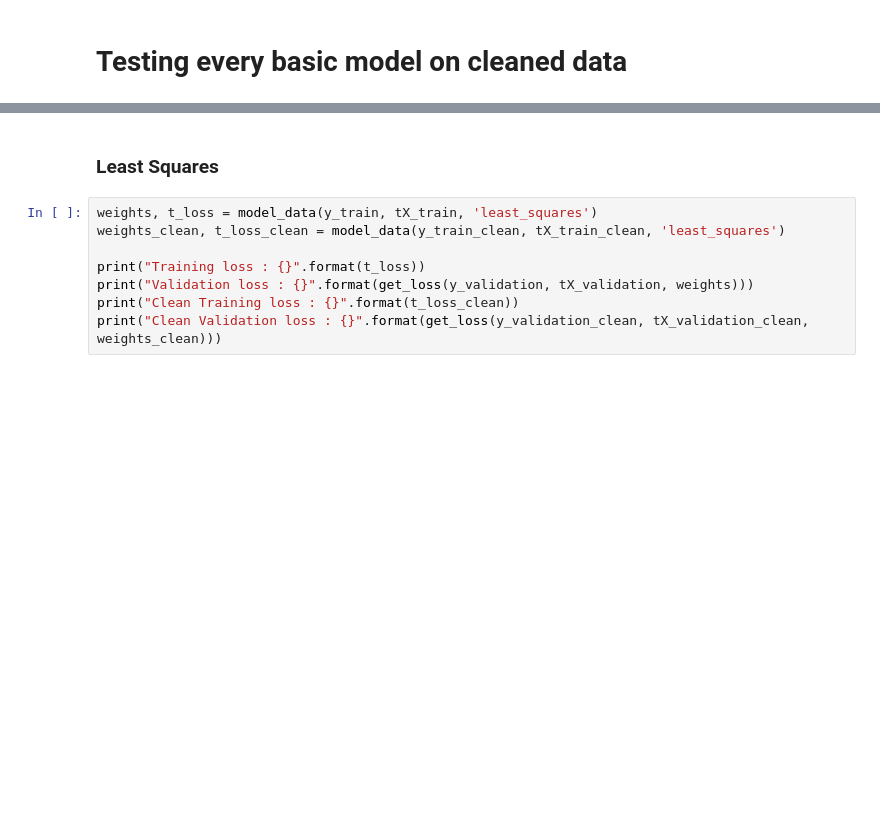
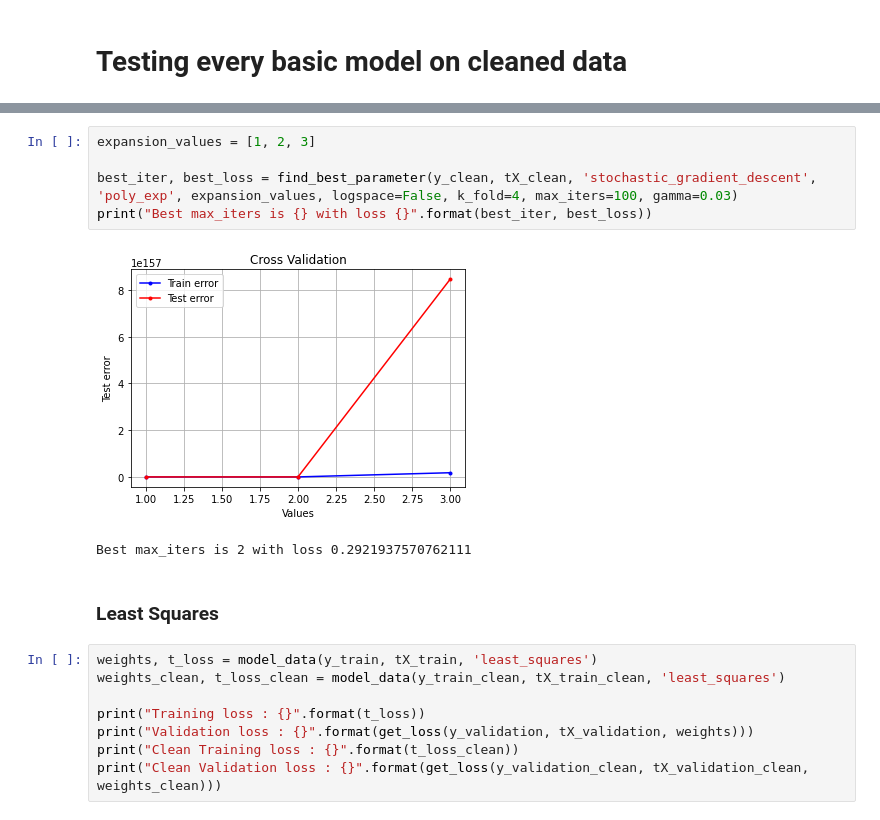
Before and after one commit to hugolepeytre/CS-433-machine-learning, a Jupyter notebook: project1/scripts/project1.ipynb, the cells around one changed output, grey strips where cells are left out. Saved outputs shown, nothing was run; the diff lists cells and outputs as text; blank space fills up the shorter version.

```diff
--- a/project1/scripts/project1.ipynb
+++ b/project1/scripts/project1.ipynb
@@ -79,3 +117,11 @@ SGD Validation loss : 0.37118899071428557
+# %%
+expansion_values = [1, 2, 3]
+
+best_iter, best_loss = find_best_parameter(y_clean, tX_clean, 'stochastic_gradient_descent', 'poly_exp', expansion_values, logspace=False, k_fold=4, max_iters=100, gamma=0.03)
+print("Best max_iters is {} with loss {}".format(best_iter, best_loss))
+# %% [output]
+[figure, added]
+Best max_iters is 2 with loss 0.2921937570762111
 # %% [markdown]
 ### Least Squares
 # %%
```
Also changed, not shown: parts of 13 cells of this notebook, 8 other files.
